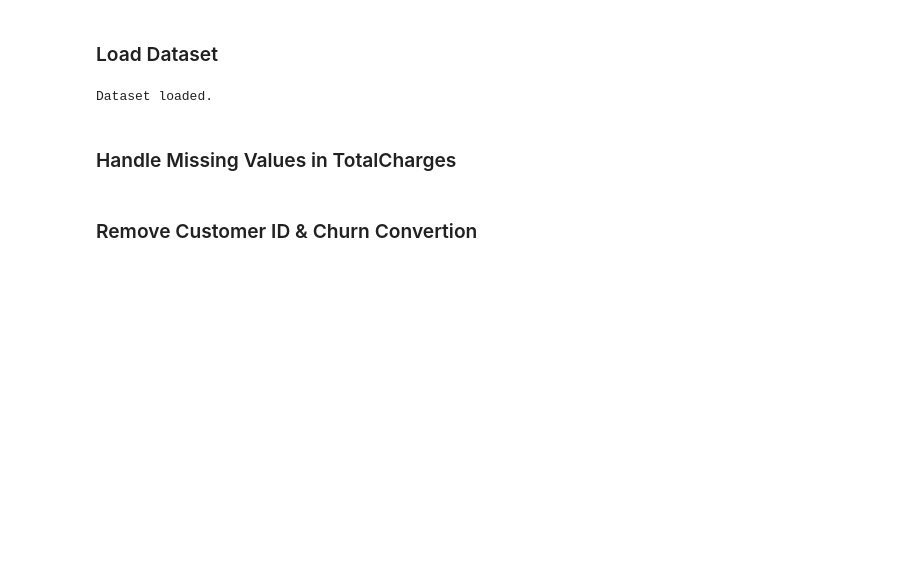
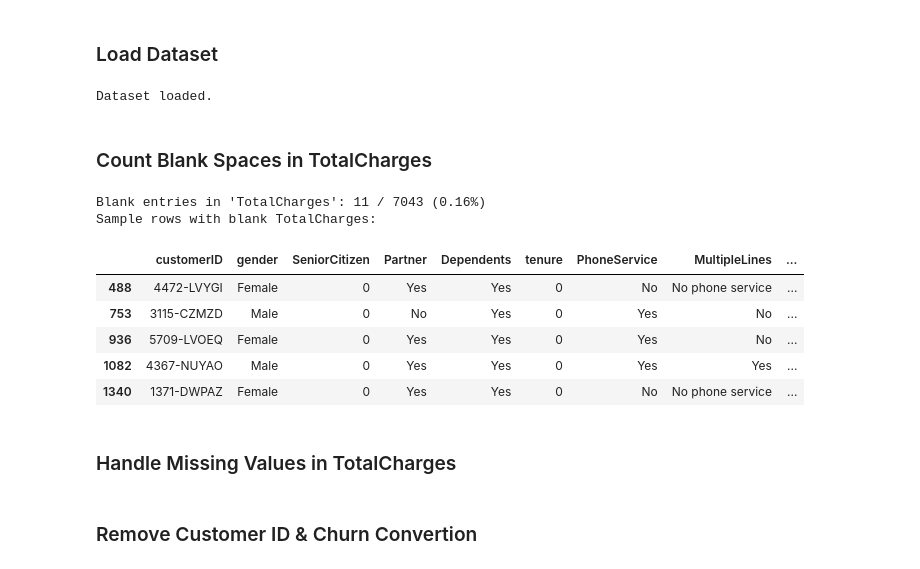
Before and after one commit to Damithu04/Telco-Customer-Churn, a Jupyter notebook: Telco-customer-churn.ipynb, the cells around one changed output. Cells and saved outputs as stored; diff of their text form; code cells hidden in the pictures; blank space fills up the shorter version.

```diff
--- a/Telco-customer-churn.ipynb
+++ b/Telco-customer-churn.ipynb
@@ -29,6 +31,31 @@ except FileNotFoundError:
     print("Error: Please upload the CSV file and ensure the name is correct.")
 # %% [output]
 Dataset loaded.
+# %% [markdown]
+### Count Blank Spaces in TotalCharges
+# %%
+# Count blank entries in the 'TotalCharges' column
+if 'TotalCharges' in df.columns:
+    # Treat non-strings safely by casting to str, strip whitespace and test for empty string
+    total_rows = len(df)
+    blank_mask = df['TotalCharges'].astype(str).str.strip() == ''
+    num_blank = int(blank_mask.sum())
+    pct_blank = (num_blank / total_rows * 100) if total_rows else 0
+    print(f"Blank entries in 'TotalCharges': {num_blank} / {total_rows} ({pct_blank:.2f}%)")
+    if num_blank > 0:
+        print("Sample rows with blank TotalCharges:")
+        display(df.loc[blank_mask].head())
+else:
+    print("Column 'TotalCharges' not found in the loaded DataFrame.")
+# %% [output]
+Blank entries in 'TotalCharges': 11 / 7043 (0.16%)
+Sample rows with blank TotalCharges:
+|  | customerID | gender | SeniorCitizen | Partner | Dependents | tenure | PhoneService | MultipleLines | ... |
+| 488 | 4472-LVYGI | Female | 0 | Yes | Yes | 0 | No | No phone service | ... |
+| 753 | 3115-CZMZD | Male | 0 | No | Yes | 0 | Yes | No | ... |
+| 936 | 5709-LVOEQ | Female | 0 | Yes | Yes | 0 | Yes | No | ... |
+| 1082 | 4367-NUYAO | Male | 0 | Yes | Yes | 0 | Yes | Yes | ... |
+| 1340 | 1371-DWPAZ | Female | 0 | Yes | Yes | 0 | No | No phone service | ... |
 # %% [markdown]
 ### Handle Missing Values in TotalCharges
 # %%
```
Also changed, not shown: parts of 11 cells of this notebook.
